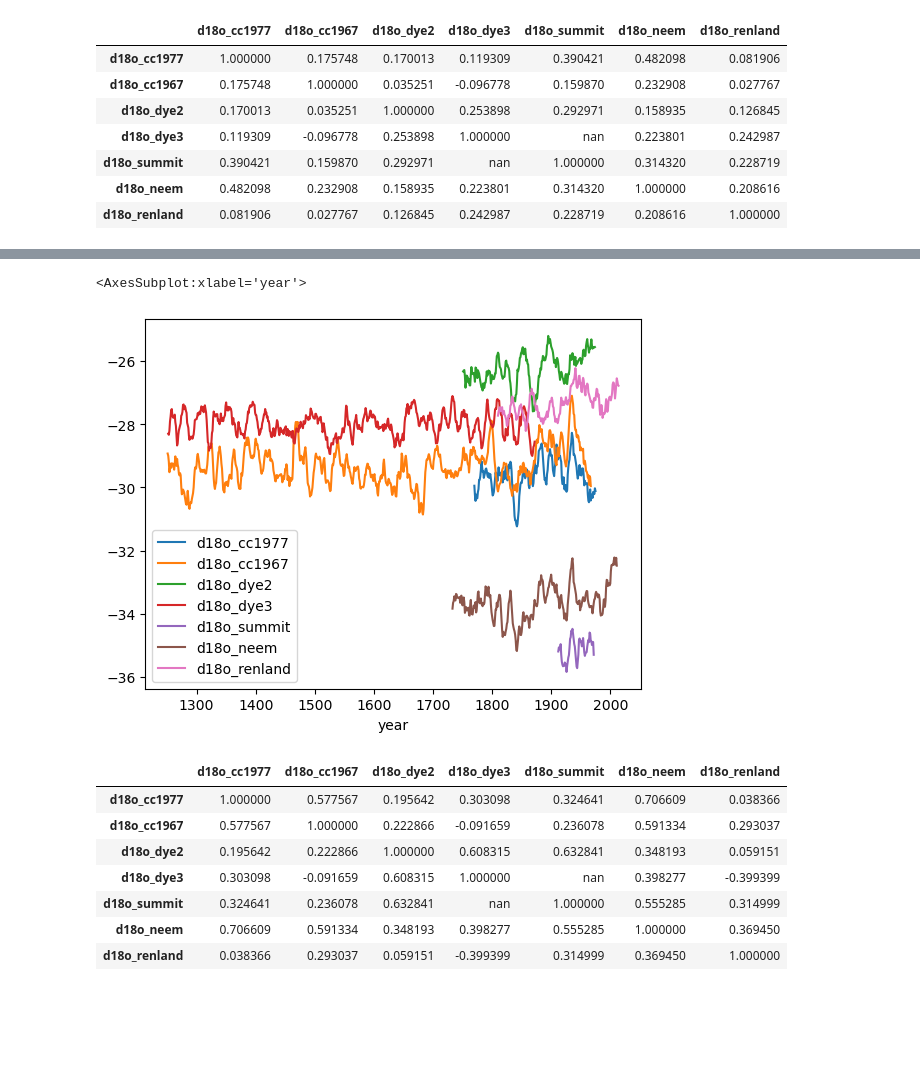
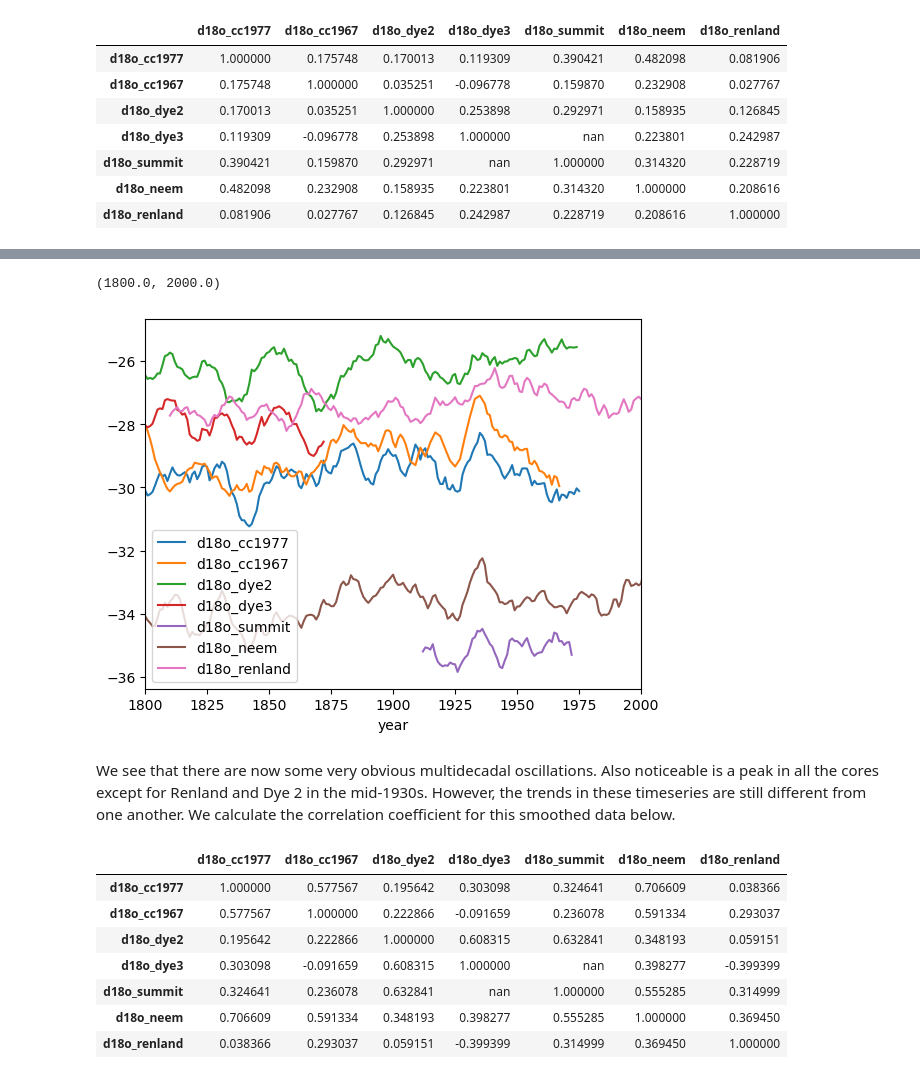
Before and after one commit to glugeorge/stable_isotope_final, a Jupyter notebook: ice_core_analysis.ipynb, the cells around one changed output, grey strips where cells are left out. Saved outputs shown, nothing was run; the diff lists cells and outputs as text; code cells hidden in the pictures; blank space fills up the shorter version.

```diff
--- a/ice_core_analysis.ipynb
+++ b/ice_core_analysis.ipynb
@@ -207,8 +215,11 @@ corr.style.background_gradient(cmap='coolwarm',vmin=-1,vmax=1)
 # %%
-test = all_cores.rolling(10).mean()
-test.plot()
-#plt.xlim([1800,2000])
+# decadal average
+dec_avg = all_cores.rolling(10).mean()
+dec_avg.plot()
+plt.xlim([1800,2000])
 # %% [output]
-<AxesSubplot:xlabel='year'>
+(1800.0, 2000.0)
-[figure, old version]
+[figure, new version]
+# %% [markdown]
+We see that there are now some very obvious multidecadal oscillations. Also noticeable is a peak in all the cores except for Renland and Dye 2 in the mid-1930s. However, the trends in these timeseries are still different from one another. We calculate the correlation coefficient for this smoothed data below.
 # %%
```
Also changed, not shown: parts of 19 cells of this notebook.
